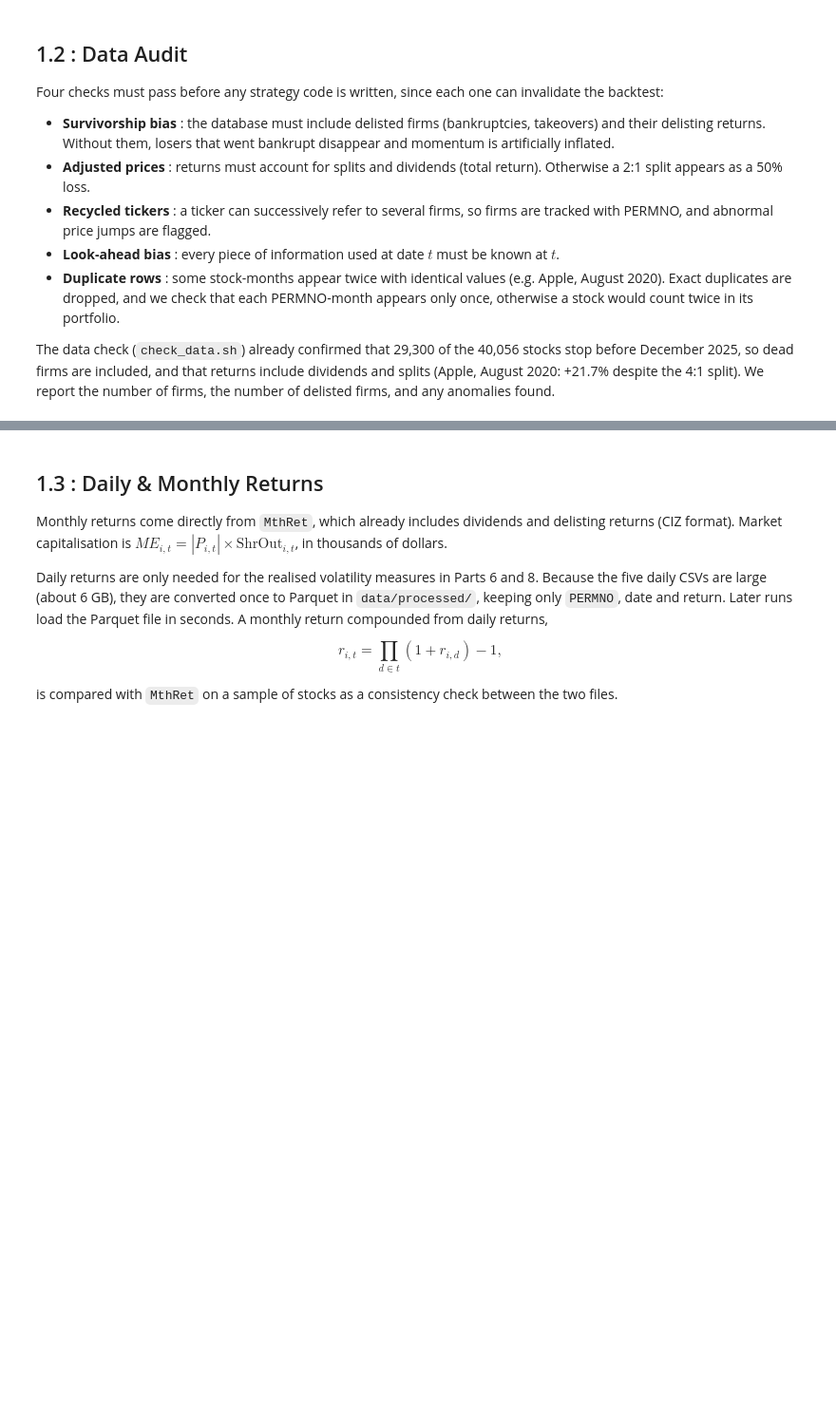
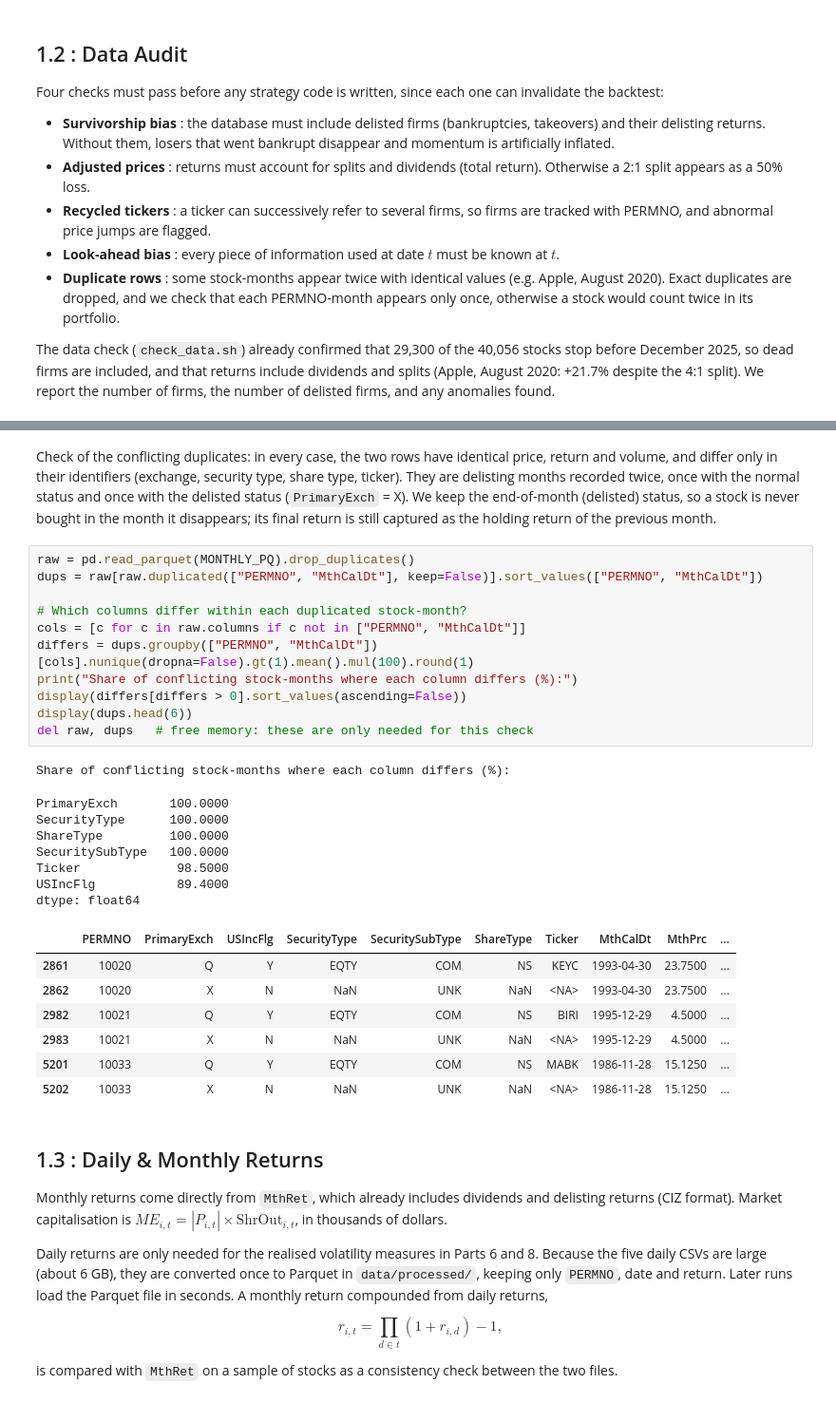
Before and after one commit to olol2/AppliedInvestments, a Jupyter notebook: Momentum_Robust_Notebook.ipynb, the cells around one changed output, grey strips where cells are left out. Shown at 95% size. Drawn from its saved outputs; the diff is of its cells as text; blank space fills up the shorter version.

```diff
--- a/Momentum_Robust_Notebook.ipynb
+++ b/Momentum_Robust_Notebook.ipynb
@@ -173,3 +270,32 @@ The data check (`check_data.sh`) already confirmed that 29,300 of the 40,056 sto
+# %% [markdown]
+Check of the conflicting duplicates: in every case, the two rows have identical price, return and volume, and differ only in their identifiers (exchange, security type, share type, ticker). They are delisting months recorded twice, once with the normal status and once with the delisted status (`PrimaryExch` = X). We keep the end-of-month (delisted) status, so a stock is never bought in the month it disappears; its final return is still captured as the holding return of the previous month.
+# %%
+raw = pd.read_parquet(MONTHLY_PQ).drop_duplicates()
+dups = raw[raw.duplicated(["PERMNO", "MthCalDt"], keep=False)].sort_values(["PERMNO", "MthCalDt"])
+
+# Which columns differ within each duplicated stock-month?
+cols = [c for c in raw.columns if c not in ["PERMNO", "MthCalDt"]]
+differs = dups.groupby(["PERMNO", "MthCalDt"])[cols].nunique(dropna=False).gt(1).mean().mul(100).round(1)
+print("Share of conflicting stock-months where each column differs (%):")
+display(differs[differs > 0].sort_values(ascending=False))
+display(dups.head(6))
+del raw, dups   # free memory: these are only needed for this check
+# %% [output]
+Share of conflicting stock-months where each column differs (%):
+PrimaryExch       100.0000
+SecurityType      100.0000
+ShareType         100.0000
+SecuritySubType   100.0000
+Ticker             98.5000
+USIncFlg           89.4000
+dtype: float64
+|  | PERMNO | PrimaryExch | USIncFlg | SecurityType | SecuritySubType | ShareType | Ticker | MthCalDt | MthPrc | ... |
+| 2861 | 10020 | Q | Y | EQTY | COM | NS | KEYC | 1993-04-30 | 23.7500 | ... |
+| 2862 | 10020 | X | N | NaN | UNK | NaN | <NA> | 1993-04-30 | 23.7500 | ... |
+| 2982 | 10021 | Q | Y | EQTY | COM | NS | BIRI | 1995-12-29 | 4.5000 | ... |
+| 2983 | 10021 | X | N | NaN | UNK | NaN | <NA> | 1995-12-29 | 4.5000 | ... |
+| 5201 | 10033 | Q | Y | EQTY | COM | NS | MABK | 1986-11-28 | 15.1250 | ... |
+| 5202 | 10033 | X | N | NaN | UNK | NaN | <NA> | 1986-11-28 | 15.1250 | ... |
 # %% [markdown]
 ## 1.3 : Daily & Monthly Returns
 
```
Also changed, not shown: parts of 14 cells of this notebook.
